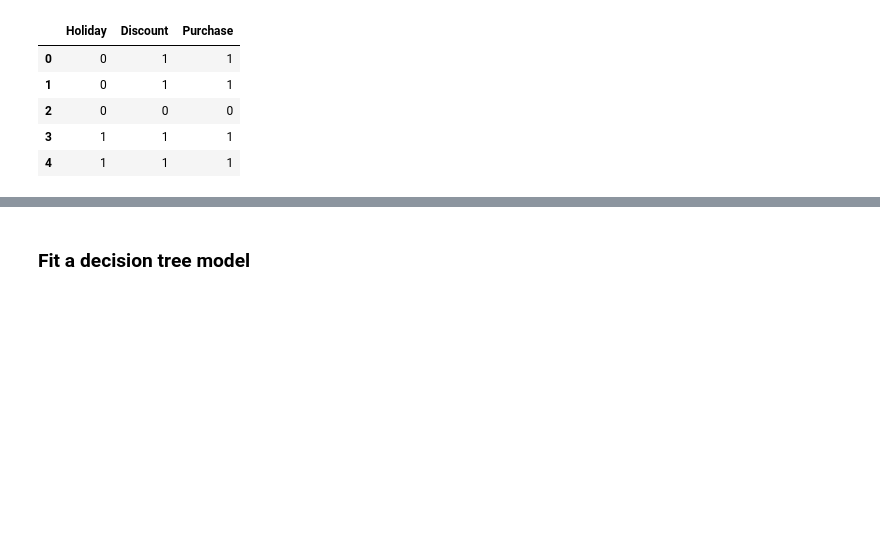
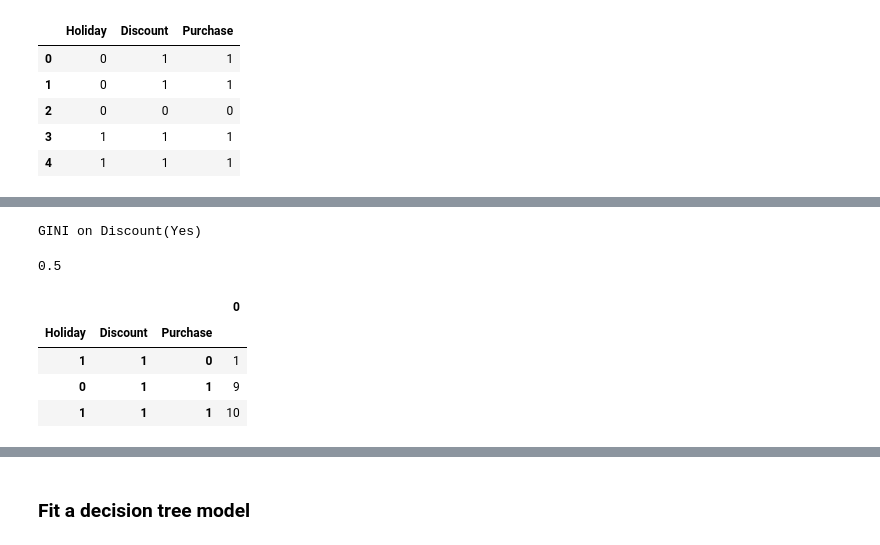
Before and after one commit to KayvanShah1/usc-dsci552-mlds-sp23, a Jupyter notebook: assignment-4/Assignment_4_Decision_Tree_solution.ipynb, the cells around one changed output, grey strips where cells are left out. Drawn from its saved outputs; the diff is of its cells as text; code cells hidden in the pictures; blank space fills up the shorter version.

```diff
--- a/assignment-4/Assignment_4_Decision_Tree_solution.ipynb
+++ b/assignment-4/Assignment_4_Decision_Tree_solution.ipynb
@@ -79,0 +108,16 @@ Size of dataframe: (30, 3)
+# %%
+print("GINI on Discount(Yes)")
+round(1-((5/10)**2 + (5/10)**2) ,2)
+# %% [output]
+GINI on Discount(Yes)
+0.5
+# %%
+pd.DataFrame(
+    df.loc[df["Discount"]==1].value_counts(ascending=True)
+)
+# %% [output]
+|  |  |  | 0 |
+| Holiday | Discount | Purchase |  |
+| 1 | 1 | 0 | 1 |
+| 0 | 1 | 1 | 9 |
+| 1 | 1 | 1 | 10 |
```
Also changed, not shown: parts of 15 cells of this notebook.
